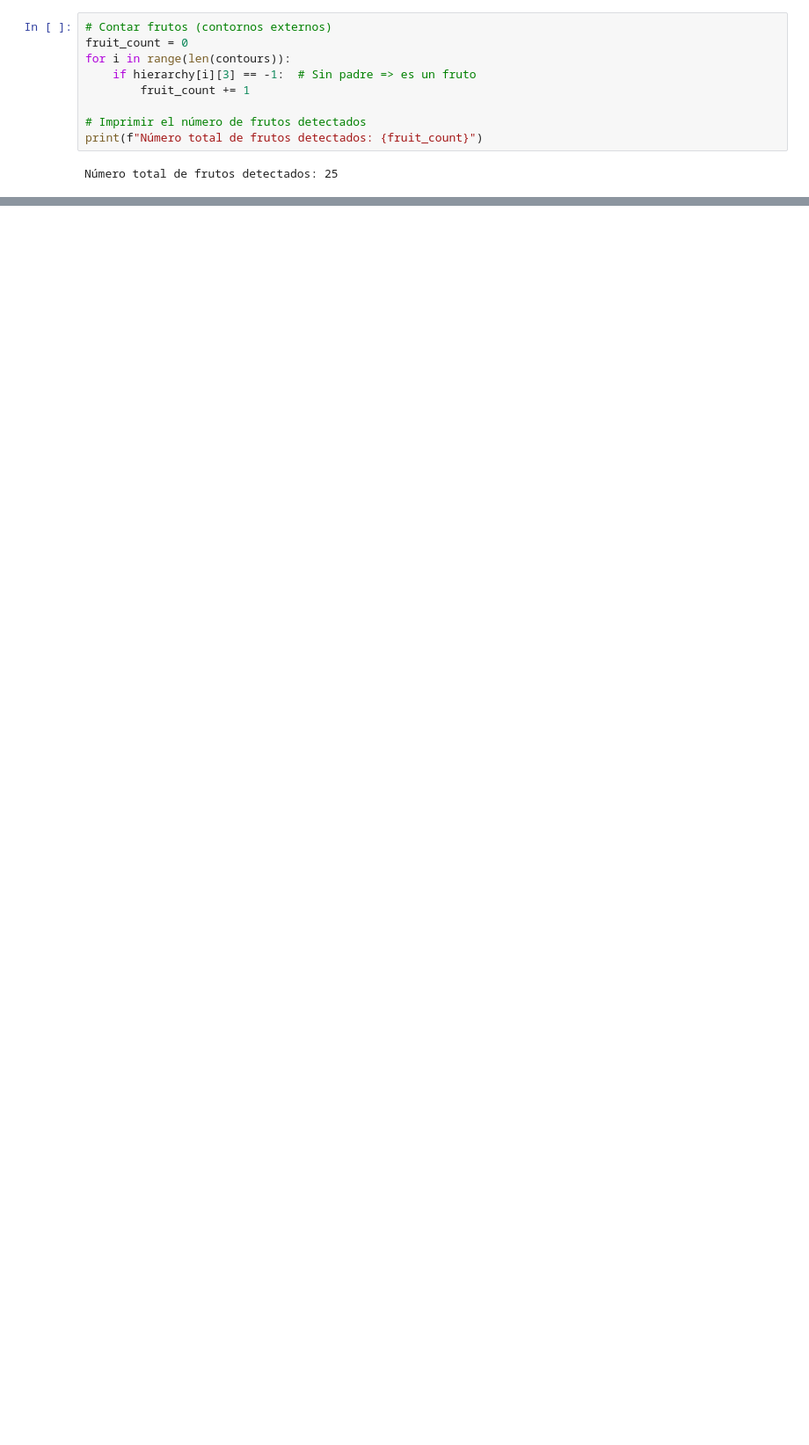
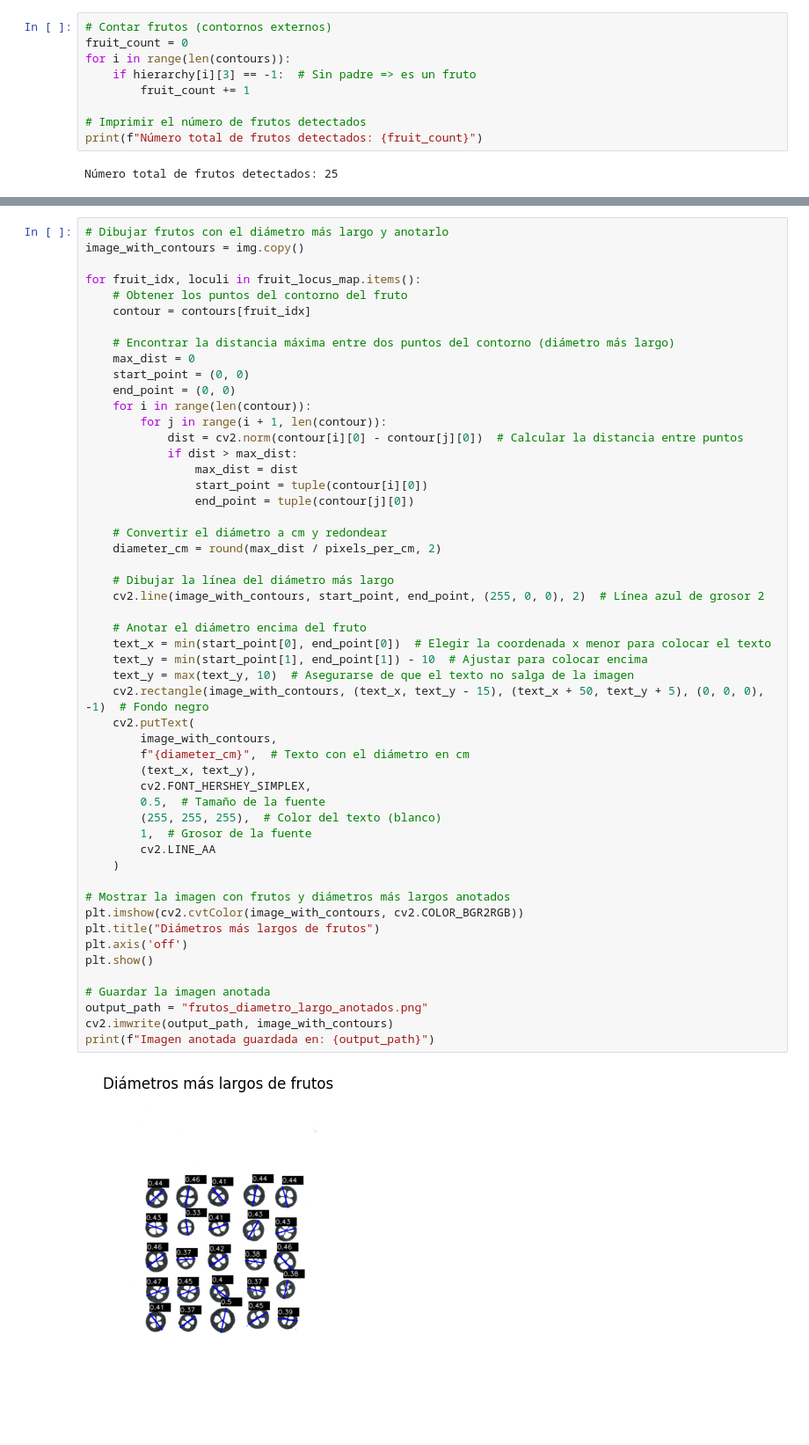
Before and after one commit to mariameraz/CranberryLab, a Jupyter notebook: External_structure/Locules_detection.ipynb, the cells around one changed output, grey strips where cells are left out. Shown: that part at 88% size. Drawn from its saved outputs; the diff is of its cells as text; blank space fills up the shorter version.

```diff
--- a/External_structure/Locules_detection.ipynb
+++ b/External_structure/Locules_detection.ipynb
@@ -140,0 +278,54 @@ Resultados guardados en: numero_loculos_por_fruto_ordenado.csv
+# %%
+# Dibujar frutos con el diámetro más largo y anotarlo
+image_with_contours = img.copy()
+
+for fruit_idx, loculi in fruit_locus_map.items():
+    # Obtener los puntos del contorno del fruto
+    contour = contours[fruit_idx]
+
+    # Encontrar la distancia máxima entre dos puntos del contorno (diámetro más largo)
+    max_dist = 0
+    start_point = (0, 0)
+    end_point = (0, 0)
+    for i in range(len(contour)):
+        for j in range(i + 1, len(contour)):
+            dist = cv2.norm(contour[i][0] - contour[j][0])  # Calcular la distancia entre puntos
+            if dist > max_dist:
+                max_dist = dist
+                start_point = tuple(contour[i][0])
+                end_point = tuple(contour[j][0])
+
+    # Convertir el diámetro a cm y redondear
+    diameter_cm = round(max_dist / pixels_per_cm, 2)
+
+    # Dibujar la línea del diámetro más largo
+    cv2.line(image_with_contours, start_point, end_point, (255, 0, 0), 2)  # Línea azul de grosor 2
+
+    # Anotar el diámetro encima del fruto
+    text_x = min(start_point[0], end_point[0])  # Elegir la coordenada x menor para colocar el texto
+    text_y = min(start_point[1], end_point[1]) - 10  # Ajustar para colocar encima
+    text_y = max(text_y, 10)  # Asegurarse de que el texto no salga de la imagen
+    cv2.rectangle(image_with_contours, (text_x, text_y - 15), (text_x + 50, text_y + 5), (0, 0, 0), -1)  # Fondo negro
+    cv2.putText(
+        image_with_contours,
+        f"{diameter_cm}",  # Texto con el diámetro en cm
+        (text_x, text_y),
+        cv2.FONT_HERSHEY_SIMPLEX,
+        0.5,  # Tamaño de la fuente
+        (255, 255, 255),  # Color del texto (blanco)
+        1,  # Grosor de la fuente
+        cv2.LINE_AA
+    )
+
+# Mostrar la imagen con frutos y diámetros más largos anotados
+plt.imshow(cv2.cvtColor(image_with_contours, cv2.COLOR_BGR2RGB))
+plt.title("Diámetros más largos de frutos")
+plt.axis('off')
+plt.show()
+
+# Guardar la imagen anotada
+output_path = "frutos_diametro_largo_anotados.png"
+cv2.imwrite(output_path, image_with_contours)
+print(f"Imagen anotada guardada en: {output_path}")
+# %% [output]
+[figure, added]
```
Also changed, not shown: parts of 9 cells of this notebook, 33 other files.
